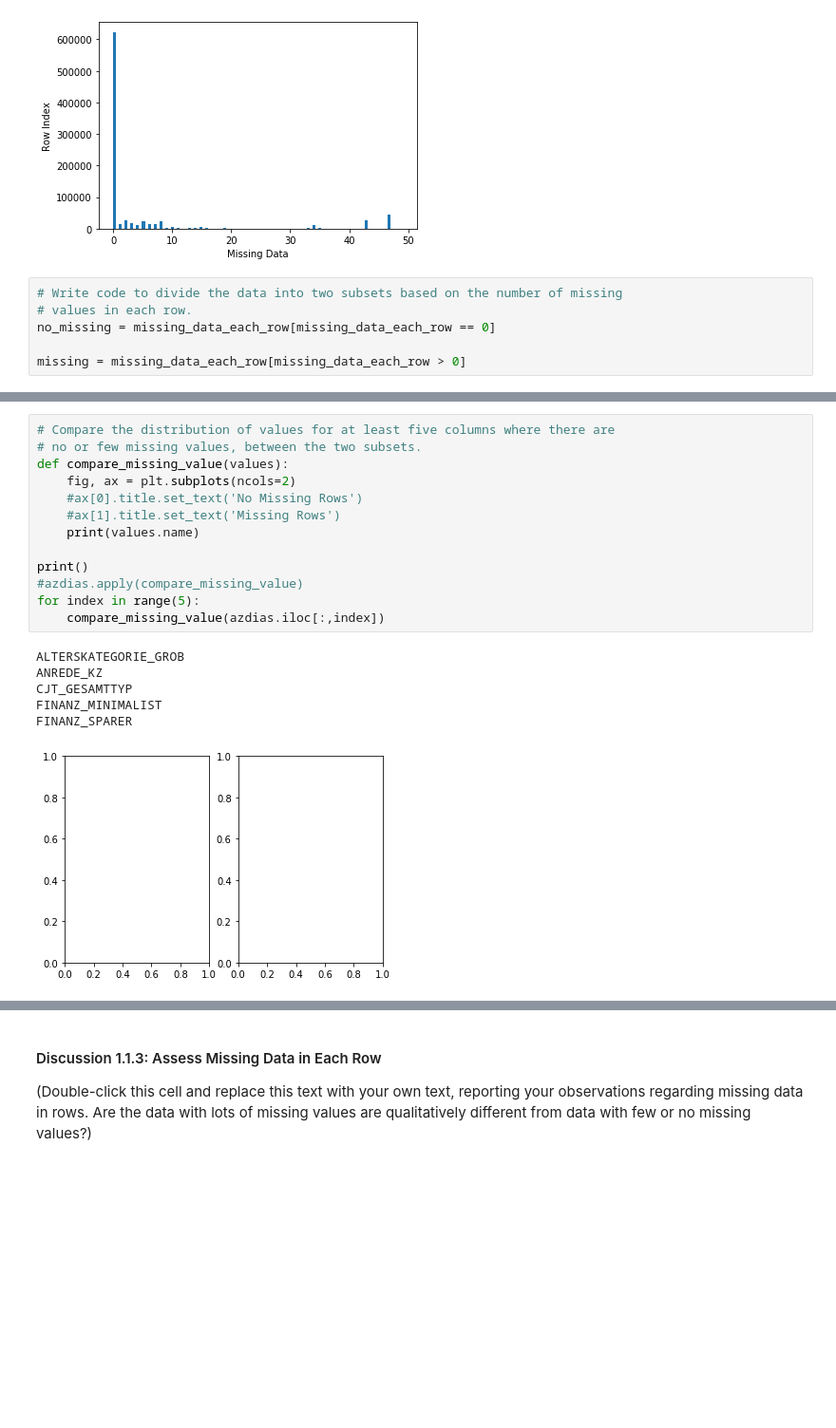
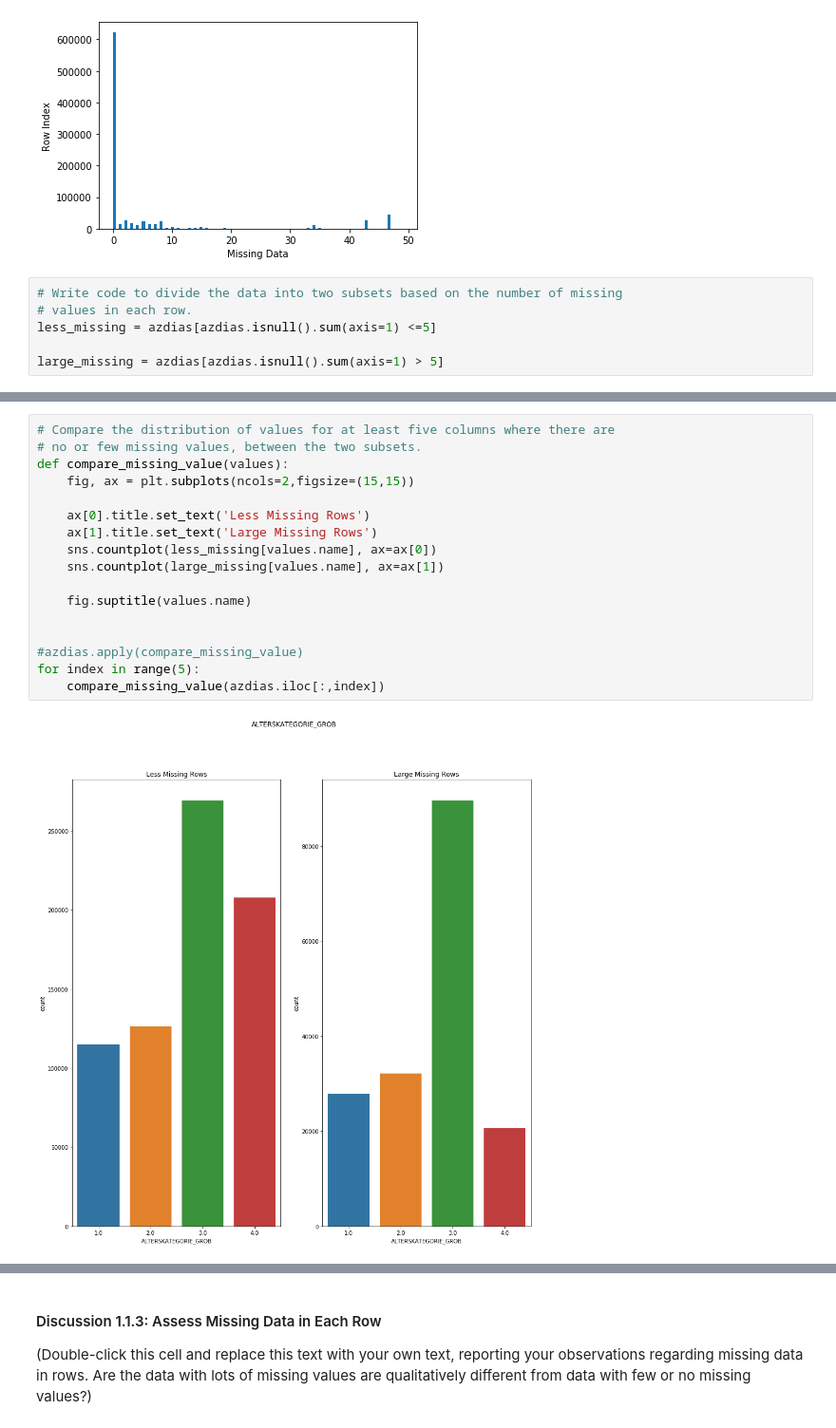
Before and after one commit to jamieYNchan/Udacity-Project, a Jupyter notebook: Identify_Customer_Segments/Identify_Customer_Segments.ipynb, the cells around one changed output, grey strips where cells are left out. Shown at 95% size. Saved outputs shown, nothing was run; the diff lists cells and outputs as text; blank space fills up the shorter version.

```diff
--- a/Identify_Customer_Segments/Identify_Customer_Segments.ipynb
+++ b/Identify_Customer_Segments/Identify_Customer_Segments.ipynb
@@ -340,6 +374,6 @@ Text(0, 0.5, 'Row Index')
 # %%
 # Write code to divide the data into two subsets based on the number of missing
 # values in each row.
-no_missing = missing_data_each_row[missing_data_each_row == 0]
+less_missing = azdias[azdias.isnull().sum(axis=1) <=5]
 
-missing = missing_data_each_row[missing_data_each_row > 0]
+large_missing = azdias[azdias.isnull().sum(axis=1) > 5]
@@ -346,20 +440,19 @@ missing = missing_data_each_row[missing_data_each_row > 0]
 # %%
 # Compare the distribution of values for at least five columns where there are
 # no or few missing values, between the two subsets.
 def compare_missing_value(values):
-    fig, ax = plt.subplots(ncols=2)
-    #ax[0].title.set_text('No Missing Rows')
-    #ax[1].title.set_text('Missing Rows')
-    print(values.name)
+    fig, ax = plt.subplots(ncols=2,figsize=(15,15))
 
-print()
+    ax[0].title.set_text('Less Missing Rows')
+    ax[1].title.set_text('Large Missing Rows')
+    sns.countplot(less_missing[values.name], ax=ax[0])
+    sns.countplot(large_missing[values.name], ax=ax[1])
+
+    fig.suptitle(values.name)
+
+
 #azdias.apply(compare_missing_value)
 for index in range(5):
     compare_missing_value(azdias.iloc[:,index])
 # %% [output]
-ALTERSKATEGORIE_GROB
-ANREDE_KZ
-CJT_GESAMTTYP
-FINANZ_MINIMALIST
-FINANZ_SPARER
-[figure, old version]
+[figure, new version]
```
Also changed, not shown: parts of 41 cells of this notebook.
